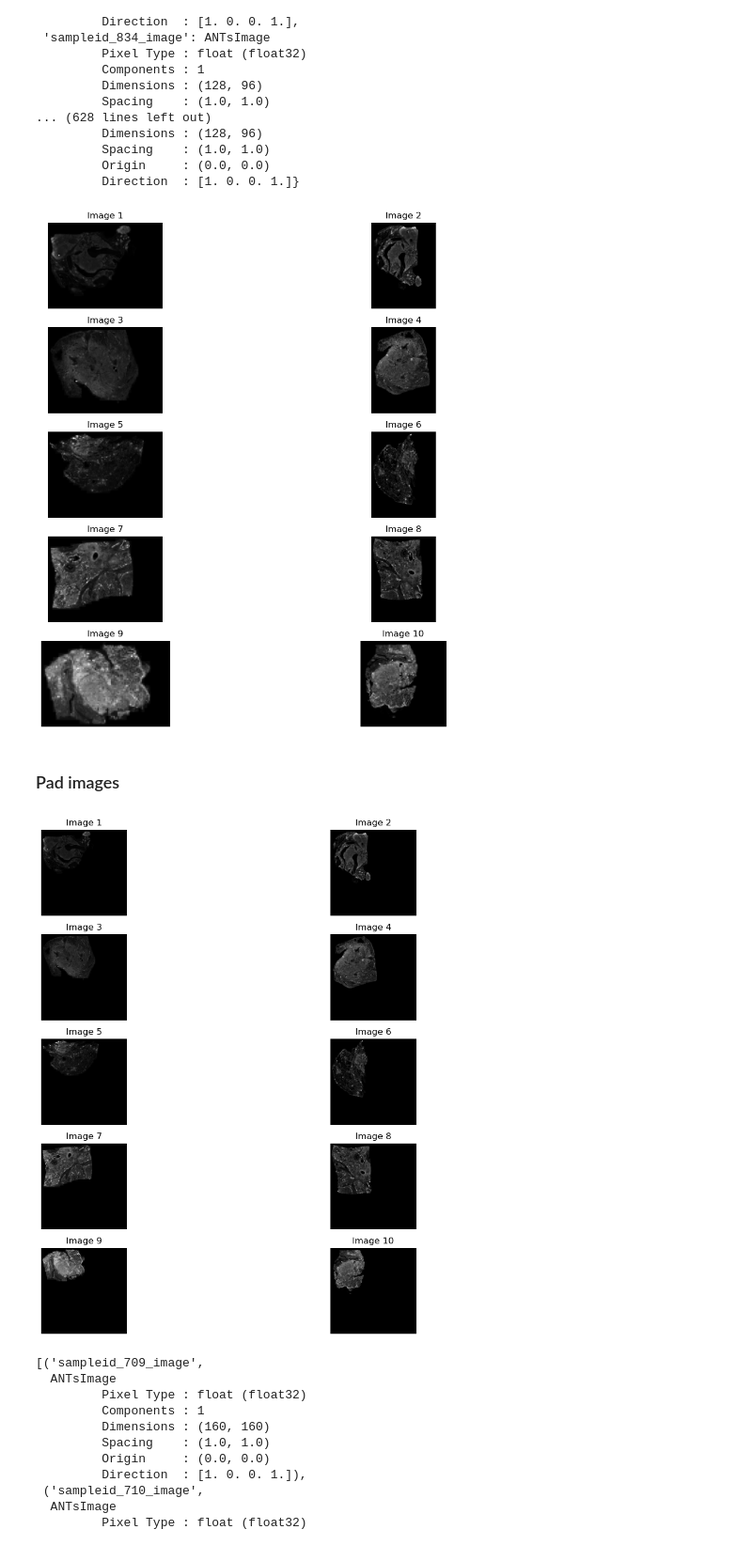
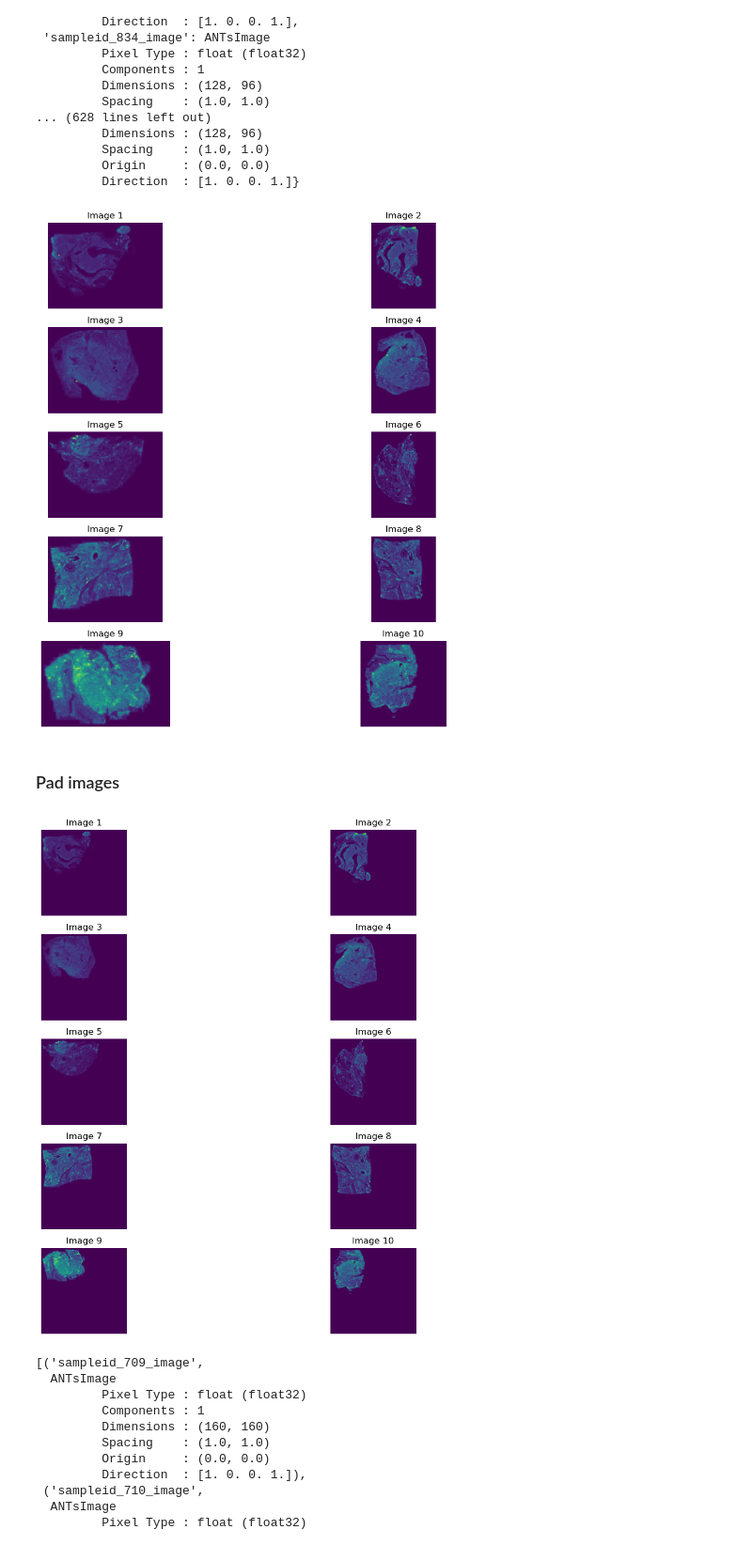
Before and after one commit to Olamiknight/WSIFIR, a Jupyter notebook: Regression_Tbet_Registration.ipynb, the cells around one changed output. Shown at 94% size. Cells and saved outputs as stored; diff of their text form; code cells hidden in the pictures.

```diff
--- a/Regression_Tbet_Registration.ipynb
+++ b/Regression_Tbet_Registration.ipynb
@@ -209,13 +209,13 @@ fig, axes = plt.subplots(5, 2, figsize=(15, 10))
 axes = axes.flatten()
 for i, (sampleid, cropped_image) in enumerate(cropped_images_ants.items()):
     if i < 10:
-        axes[i].imshow(cropped_image.numpy(), cmap='gray')
+        axes[i].imshow(cropped_image.numpy())
         axes[i].set_title(f'Image {i+1}')
         axes[i].axis('off')
 plt.tight_layout()
 plt.show()
 # %% [output]
-[figure, old version]
+[figure, new version]
 # %% [markdown]
 ### Pad images
 # %%
@@ -241,16 +241,16 @@ for sampleid, padded_image in padded_images.items():
 # %%
 #Plot the first 10 images of padded images using plt with 5 rows and 2 columns
 fig, axes = plt.subplots(5, 2, figsize=(15, 10))
 axes = axes.flatten()
 for i, (sampleid, padded_image) in enumerate(padded_images_ants.items()):
     if i < 10:
-        axes[i].imshow(padded_image.numpy(), cmap='gray')
+        axes[i].imshow(padded_image.numpy())
         axes[i].set_title(f'Image {i+1}')
         axes[i].axis('off')
 plt.tight_layout()
 plt.show()
 # %% [output]
-[figure, old version]
+[figure, new version]
 # %%
 # Store odd and even images in separate lists: regression and tbet while keeping the key
 
```
Also changed, not shown: parts of 17 cells of this notebook.
